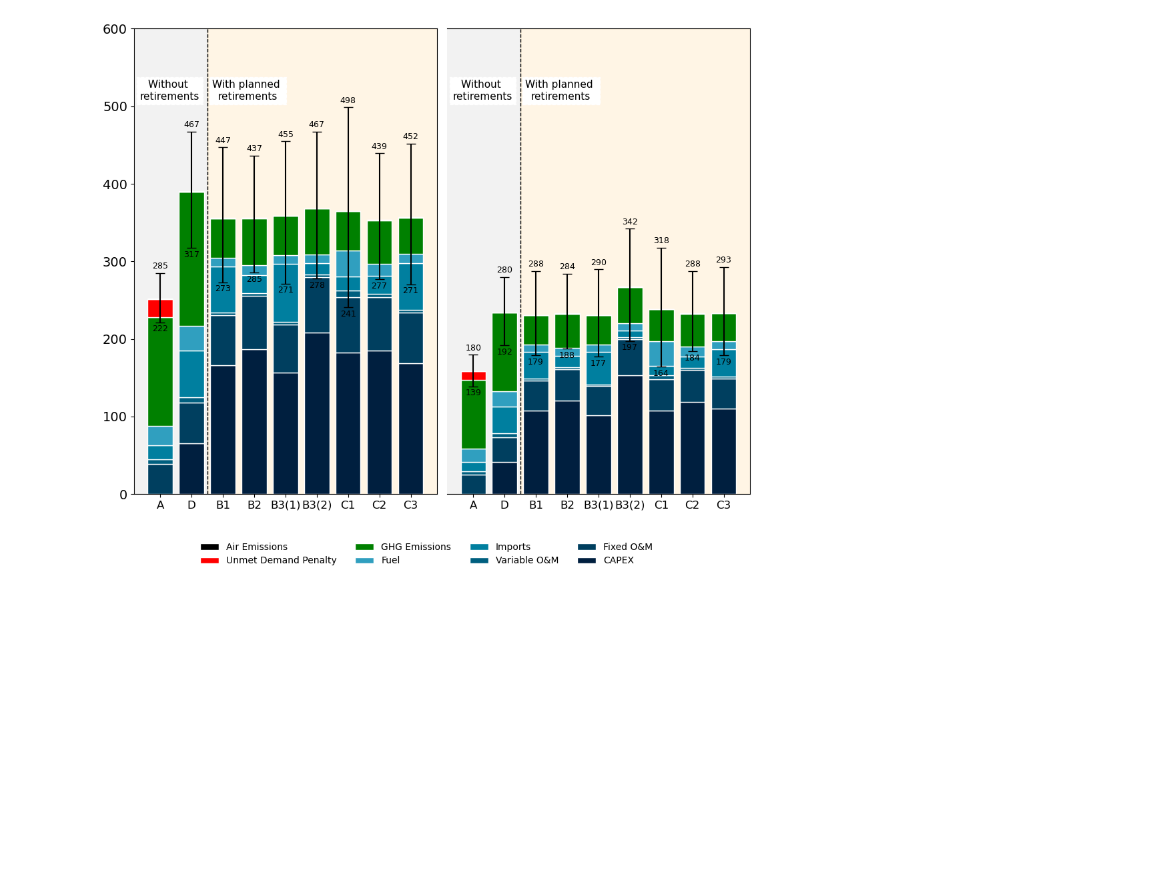
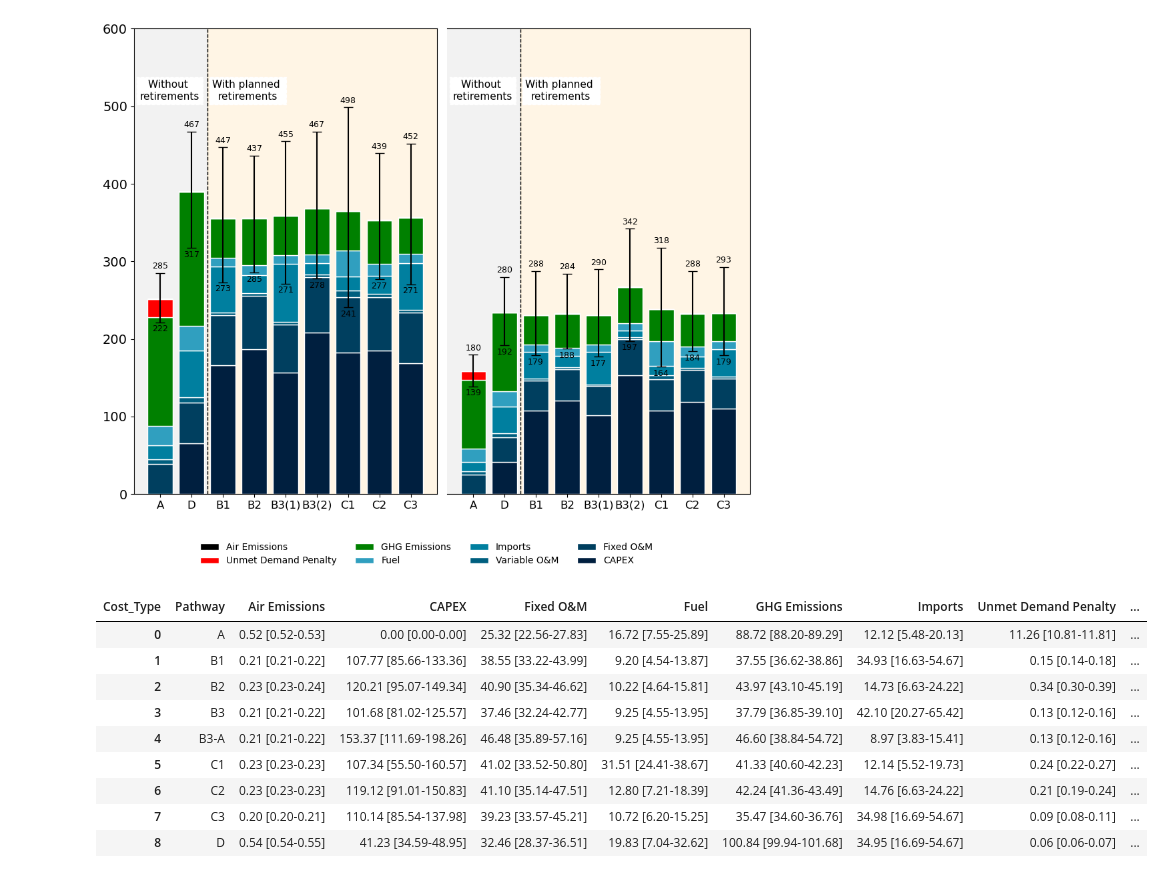
Before and after one commit to amirgazar/Decarbonization-Tradeoffs, a Jupyter notebook: 5 Figures/Total Costs/Total_Costs.ipynb, the cells around one changed output. Saved outputs shown, nothing was run; the diff lists cells and outputs as text; code cells hidden in the pictures; blank space fills up the shorter version.

```diff
--- a/5 Figures/Total Costs/Total_Costs.ipynb
+++ b/5 Figures/Total Costs/Total_Costs.ipynb
@@ -440,3 +227,55 @@ plt.savefig('Total_Costs_Comparison.svg', dpi=300, bbox_inches='tight')
 plt.show()
 # %% [output]
 [figure]
+# %%
+import pandas as pd
+
+def process_costs_df(df: pd.DataFrame) -> pd.DataFrame:
+    # Clean up the 'Statistic' and 'Pathway' columns.
+    df['Statistic'] = df['Statistic'].astype(str).str.strip().str.lower()
+    df['Pathway'] = df['Pathway'].astype(str).str.strip()
+
+    # Pivot the data so that for each Pathway and Cost_Type,
+    # the three statistics (min, mean, max) become separate columns.
+    pivoted = df.pivot_table(
+        index=["Pathway", "Cost_Type"],
+        columns="Statistic",
+        values="Cost_bUSD"
+    ).reset_index()
+
+    # Create the formatted string "mean [min-max]" (with 2 decimals).
+    def format_cost(row):
+        try:
+            min_val = float(row['min'])
+            mean_val = float(row['mean'])
+            max_val = float(row['max'])
+            return f"{mean_val:.2f} [{min_val:.2f}-{max_val:.2f}]"
+        except (ValueError, TypeError):
+            return "n/a"
+
+    pivoted["formatted"] = pivoted.apply(format_cost, axis=1)
+
+    # Pivot wider so that each cost category becomes a separate column.
+    final = pivoted.pivot(index="Pathway", columns="Cost_Type", values="formatted").reset_index()
+    return final
+
+# Assuming your data is stored in the variables combined_ranges_dr3 and combined_ranges_dr7:
+df_dr3_processed = process_costs_df(combined_ranges_dr3)
+df_dr7_processed = process_costs_df(combined_ranges_dr7)
+
+# For display, convert the DataFrames to markdown tables.
+dr3_md = df_dr3_processed.to_markdown(index=False)
+dr7_md = df_dr7_processed.to_markdown(index=False)
+# %%
+df_dr7_processed
+# %% [output]
+| Cost_Type | Pathway | Air Emissions | CAPEX | Fixed O&M | Fuel | GHG Emissions | Imports | Unmet Demand Penalty | ... |
+| 0 | A | 0.52 [0.52-0.53] | 0.00 [0.00-0.00] | 25.32 [22.56-27.83] | 16.72 [7.55-25.89] | 88.72 [88.20-89.29] | 12.12 [5.48-20.13] | 11.26 [10.81-11.81] | ... |
+| 1 | B1 | 0.21 [0.21-0.22] | 107.77 [85.66-133.36] | 38.55 [33.22-43.99] | 9.20 [4.54-13.87] | 37.55 [36.62-38.86] | 34.93 [16.63-54.67] | 0.15 [0.14-0.18] | ... |
+| 2 | B2 | 0.23 [0.23-0.24] | 120.21 [95.07-149.34] | 40.90 [35.34-46.62] | 10.22 [4.64-15.81] | 43.97 [43.10-45.19] | 14.73 [6.63-24.22] | 0.34 [0.30-0.39] | ... |
+| 3 | B3 | 0.21 [0.21-0.22] | 101.68 [81.02-125.57] | 37.46 [32.24-42.77] | 9.25 [4.55-13.95] | 37.79 [36.85-39.10] | 42.10 [20.27-65.42] | 0.13 [0.12-0.16] | ... |
+| 4 | B3-A | 0.21 [0.21-0.22] | 153.37 [111.69-198.26] | 46.48 [35.89-57.16] | 9.25 [4.55-13.95] | 46.60 [38.84-54.72] | 8.97 [3.83-15.41] | 0.13 [0.12-0.16] | ... |
+| 5 | C1 | 0.23 [0.23-0.23] | 107.34 [55.50-160.57] | 41.02 [33.52-50.80] | 31.51 [24.41-38.67] | 41.33 [40.60-42.23] | 12.14 [5.52-19.73] | 0.24 [0.22-0.27] | ... |
+| 6 | C2 | 0.23 [0.23-0.23] | 119.12 [91.01-150.83] | 41.10 [35.14-47.51] | 12.80 [7.21-18.39] | 42.24 [41.36-43.49] | 14.76 [6.63-24.22] | 0.21 [0.19-0.24] | ... |
+| 7 | C3 | 0.20 [0.20-0.21] | 110.14 [85.54-137.98] | 39.23 [33.57-45.21] | 10.72 [6.20-15.25] | 35.47 [34.60-36.76] | 34.98 [16.69-54.67] | 0.09 [0.08-0.11] | ... |
+| 8 | D | 0.54 [0.54-0.55] | 41.23 [34.59-48.95] | 32.46 [28.37-36.51] | 19.83 [7.04-32.62] | 100.84 [99.94-101.68] | 34.95 [16.69-54.67] | 0.06 [0.06-0.07] | ... |
```
Also changed, not shown: parts of 1 cell of this notebook, 12 other files.
